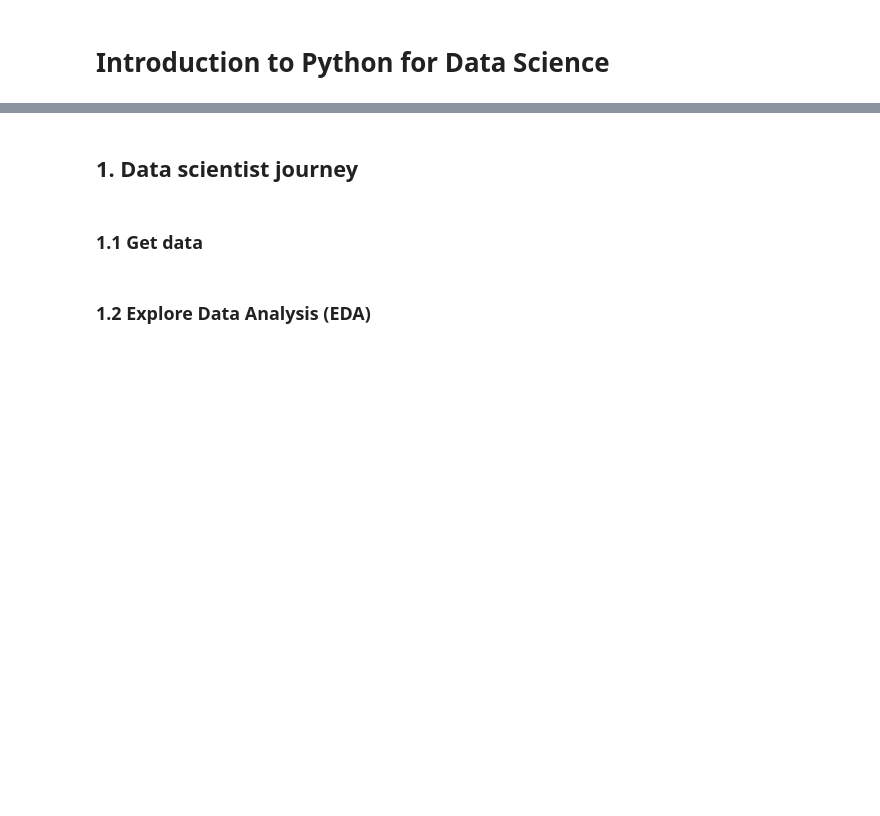
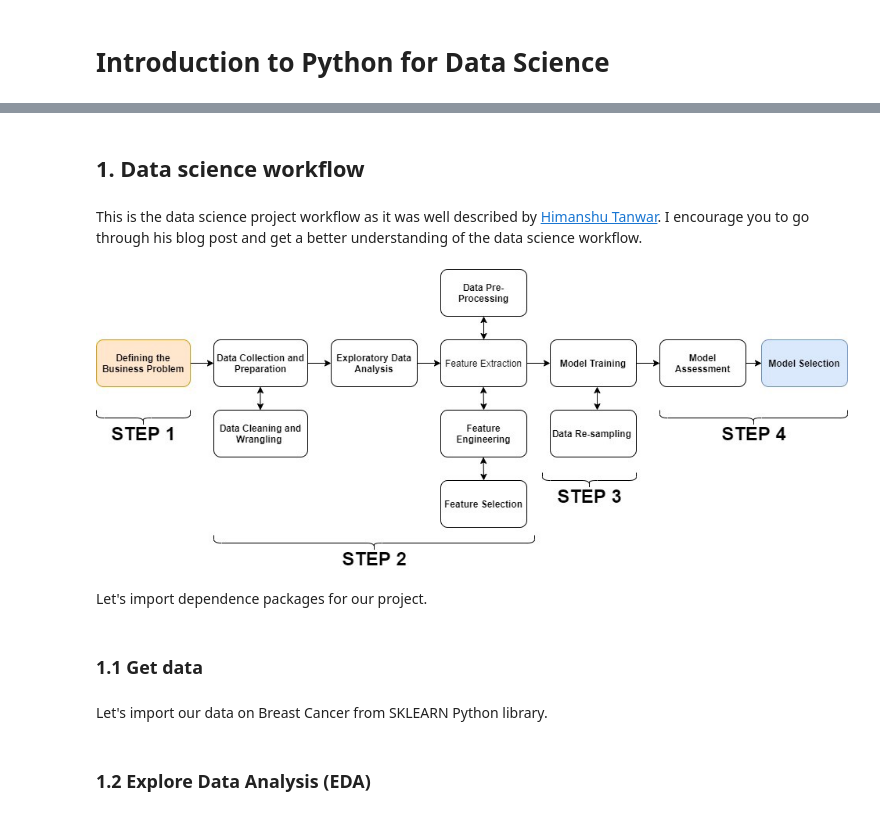
Before and after one commit to kofiya-technologies/blog-analytics, a Jupyter notebook: _sources/01_introduction_python_data_science.ipynb, the cells around one changed output, grey strips where cells are left out. Drawn from its saved outputs; the diff is of its cells as text; code cells hidden in the pictures; blank space fills up the shorter version.

```diff
--- a/_sources/01_introduction_python_data_science.ipynb
+++ b/_sources/01_introduction_python_data_science.ipynb
@@ -5,4 +7,16 @@ TODO
 # %% [markdown]
-## 1. Data scientist journey
+## 1. Data science workflow
+# %% [markdown]
+This is the data science project workflow as it was well described by [Himanshu Tanwar](https://ai.plainenglish.io/steps-involved-in-a-data-science-project-data-to-insights-6fedf72e2a6b). I encourage you to go through his blog post and get a better understanding of the data science workflow.
+# %%
+# Import Data Science workflow
+# (Image source: https://ai.plainenglish.io/steps-involved-in-a-data-science-project-data-to-insights-6fedf72e2a6b)
+from IPython.display import Image
+
+Image(filename="img/data_science_workflow.png", )
+# %% [output]
+[figure, added]
+# %% [markdown]
+Let's import dependence packages for our project.
 # %%
 # Import dependence
@@ -17,5 +31,7 @@ import plotly.express as px
 # %% [markdown]
 ### 1.1 Get data
+# %% [markdown]
+Let's import our data on Breast Cancer from SKLEARN Python library.
 # %%
 ##########################################################################################
 # Load Breast Cancer data sets.
```
Also changed, not shown: parts of 7 cells of this notebook, 8 other files.
